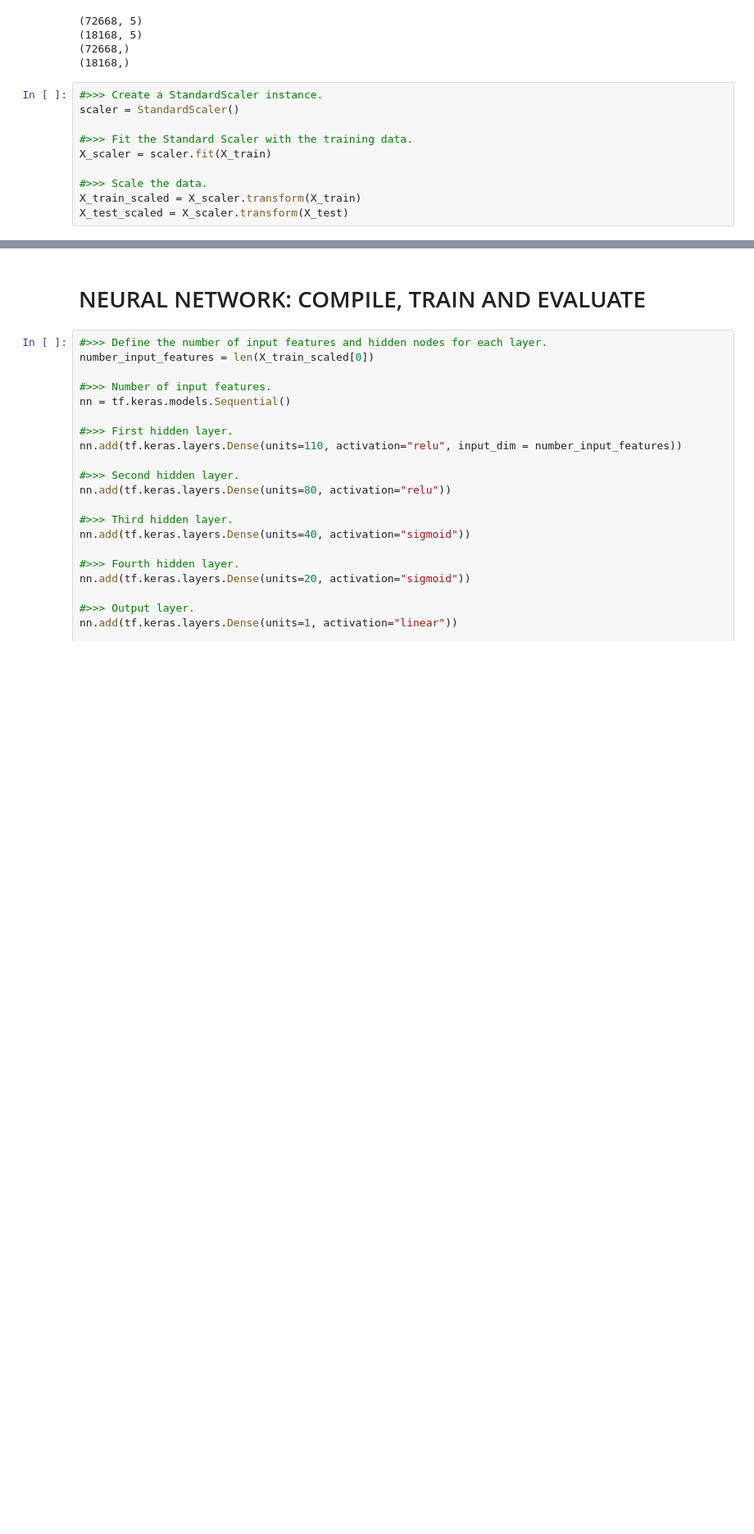
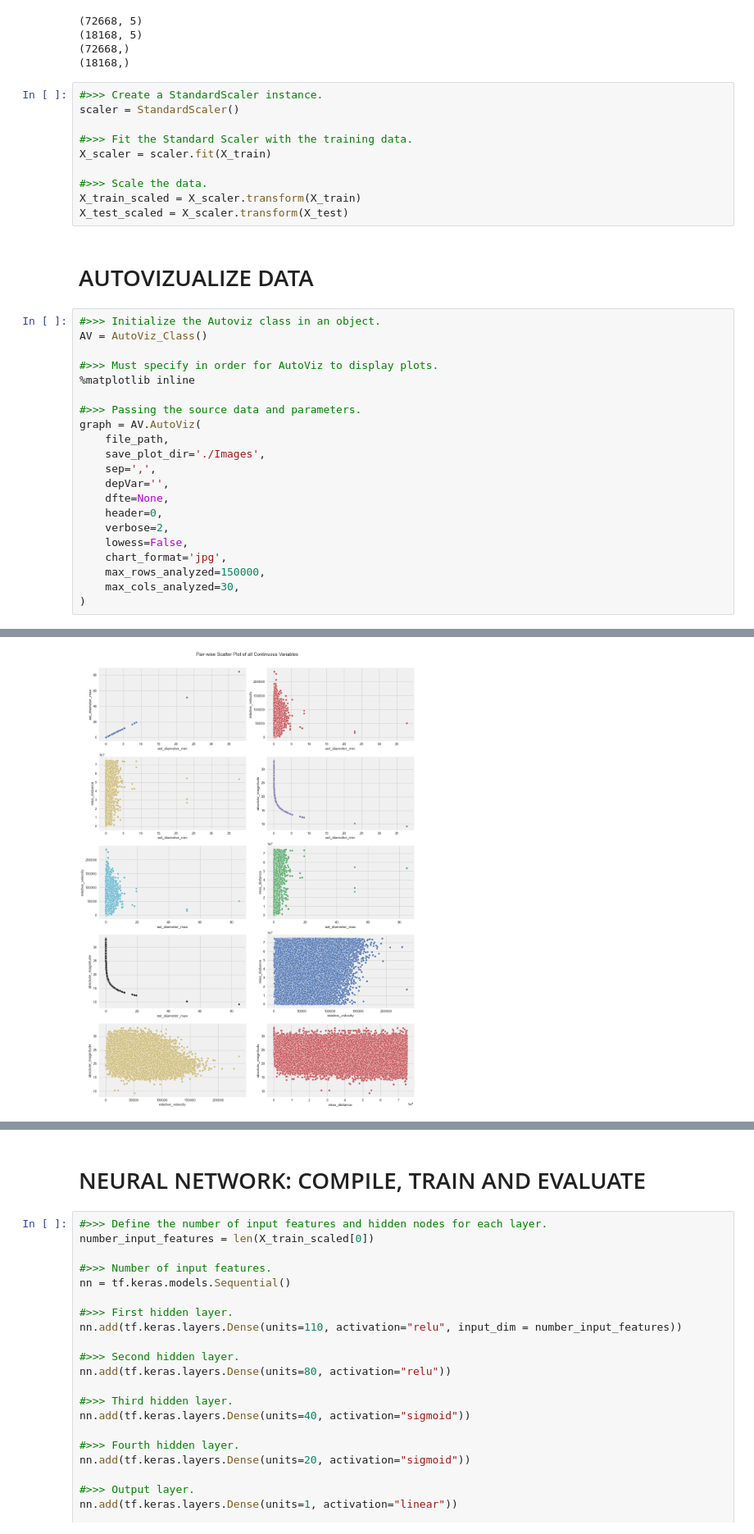
Before and after one commit to mhhussain24/AsteroidProject, a Jupyter notebook: NEO_Analysis.ipynb, the cells around one changed output, grey strips where cells are left out. Shown at 82% size. Saved outputs shown, nothing was run; the diff lists cells and outputs as text; blank space fills up the shorter version.

```diff
--- a/NEO_Analysis.ipynb
+++ b/NEO_Analysis.ipynb
@@ -120,3 +148,27 @@ X_scaler = scaler.fit(X_train)
 #>>> Scale the data.
 X_train_scaled = X_scaler.transform(X_train)
 X_test_scaled = X_scaler.transform(X_test)
+# %% [markdown]
+# AUTOVIZUALIZE DATA
+# %%
+#>>> Initialize the Autoviz class in an object.
+AV = AutoViz_Class()
+
+#>>> Must specify in order for AutoViz to display plots.
+%matplotlib inline
+
+#>>> Passing the source data and parameters.
+graph = AV.AutoViz(
+    file_path,
+    save_plot_dir='./Images',
+    sep=',',
+    depVar='',
+    dfte=None,
+    header=0,
+    verbose=2,
+    lowess=False,
+    chart_format='jpg',
+    max_rows_analyzed=150000,
+    max_cols_analyzed=30,
+)
+# %% [output]
@@ -122,0 +192 @@ X_test_scaled = X_scaler.transform(X_test)
+[figure, added]
```
Also changed, not shown: parts of 13 cells of this notebook, 8 other files.
